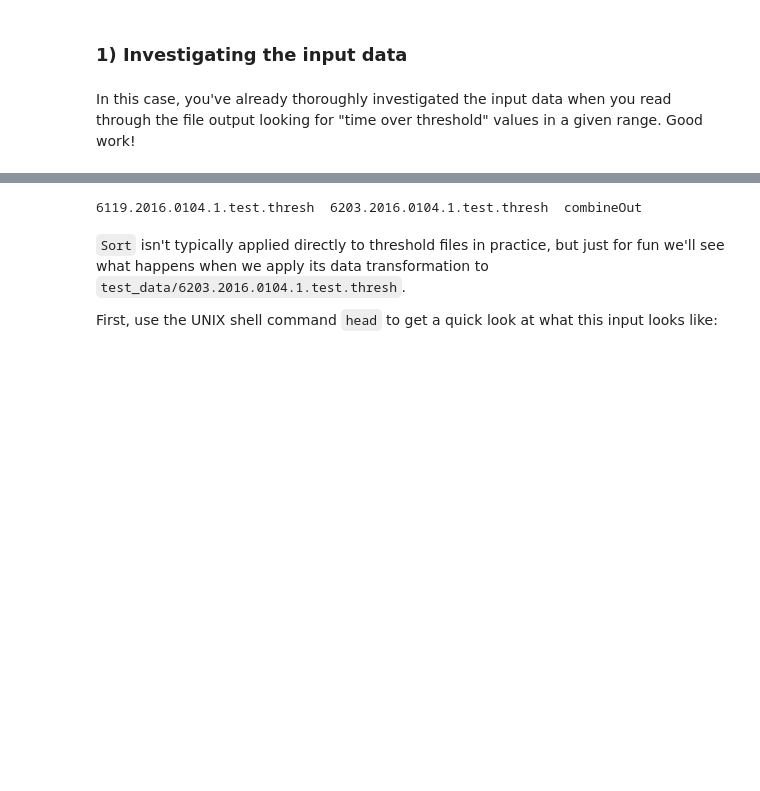
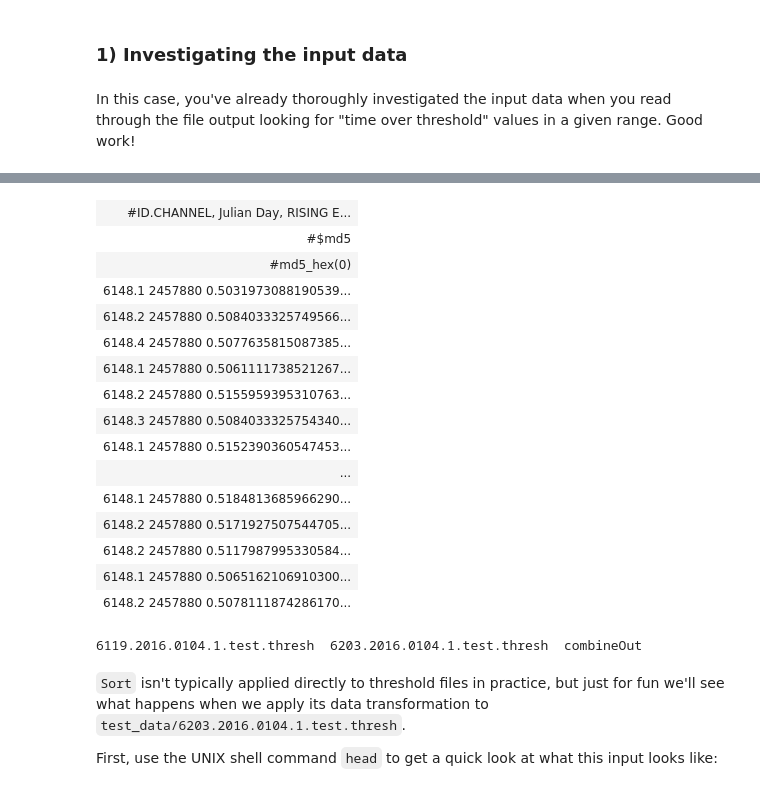
Before and after one commit to QuarkNet-HEP/Cosmic, a Jupyter notebook: Analysis/script_Sort.ipynb, the cells around one changed output, grey strips where cells are left out. Drawn from its saved outputs; the diff is of its cells as text; code cells hidden in the pictures; blank space fills up the shorter version.

Commit message:
Started adding color-coded binning example

```diff
--- a/Analysis/script_Sort.ipynb
+++ b/Analysis/script_Sort.ipynb
@@ -214,3 +259,96 @@ In this case, you've already thoroughly investigated the input data when you rea
+# %%
+from IPython.display import HTML, display
+
+binNumber_Max = 15
+binSize = 5
+binList = [i*binSize for i in range(binNumber_Max+1)]
+### binList = [0, 10, 20, 30, 40, 50, ...]
+#print(binList)
+
+# Create the list of bin colors
+binColors = []
+for i in range(len(binList)):
+
+    RR = hex( i*(int(255/binNumber_Max)) )
+    GG = hex( i*(int(255/binNumber_Max)) )
+    BB = hex( 255 )
+
+    if RR == '0x0':
+        RR = str('00')
+    if GG == '0x0':
+        GG = str('00')
+    if BB == '0x0':
+        BB = str('00')
+
+    #col = '#' + str(RR).replace('0x','') + str(GG).replace('0x','') + str(BB).replace('0x','') + '80'
+    col = '#' + str(RR).replace('0x','') + str(GG).replace('0x','') + str(BB).replace('0x','') + str( 100 - (i+1)*(int(100/binNumber_Max)) )
+    #print(col)
+
+    binColors.append(col)
+
+#print(binColors)
+
+sortColumn = 4
+htmlRows = []
+
+# Read in the file
+#with open('files/6148.2017.0507.0-100.thresh') as data:
+with open('outputs/6148.2017.0507.0-100.sorted01') as data:
+
+    for line in data:
+        # If it's a comment, set it to a neutral color
+        if str(line[0]) == '#':
+            htmlRows.append( '<tr style="background:{0}; text-align:left; float:left; width:100%"><td>{1}</td></tr>'.format('light grey', line) )
+
+        else:
+            # If it's data, break the line into an array of values
+            values = line.split('\t')
+            # Remove the linebreak from the last value
+            values[-1] = values[-1].strip('\n')
+
+            # This is the number we want sorted:
+            dataValue = float(values[sortColumn])
+
+            # Scan through the bins to find which one the relevant value is in
+            assignedBin = None
+            for binLower in binList:
+                binUpper = binLower + binSize
+                if dataValue >= binLower and dataValue < binUpper:
+                    assignedBin = binList.index(binLower)
+                    break
+
+                # If none of those worked, add the line to the last bin:
+                if assignedBin == None:
+                    assignedBin = binList.index(binList[-1])
+
+            htmlRows.append( '<tr style="background:{0}; text-align:left; float:left;"><td>{1}</td></tr>'.format(str(binColors[assignedBin]), line) )
+
+#htmlOutput = '<table style="text-align:left">'
+htmlOutput = '<table style="font-family: monospace;">'
+
+for row in htmlRows:
+    htmlOutput = htmlOutput + row
+
+htmlOutput = htmlOutput + '</table>'
+
+display(HTML(htmlOutput))
+# %% [output]
+| #ID.CHANNEL, Julian Day, RISING E... |
+| #$md5 |
+| #md5_hex(0) |
+| 6148.1 2457880 0.5031973088190539... |
+| 6148.2 2457880 0.5084033325749566... |
+| 6148.4 2457880 0.5077635815087385... |
+| 6148.1 2457880 0.5061111738521267... |
+| 6148.2 2457880 0.5155959395310763... |
+| 6148.3 2457880 0.5084033325754340... |
+| 6148.1 2457880 0.5152390360547453... |
+| ... |
+| 6148.1 2457880 0.5184813685966290... |
+| 6148.2 2457880 0.5171927507544705... |
+| 6148.2 2457880 0.5117987995330584... |
+| 6148.1 2457880 0.5065162106910300... |
+| 6148.2 2457880 0.5078111874286170... |
 # %%
 !ls test_data
 # %% [output]
```
Also changed, not shown: parts of 16 cells of this notebook.
